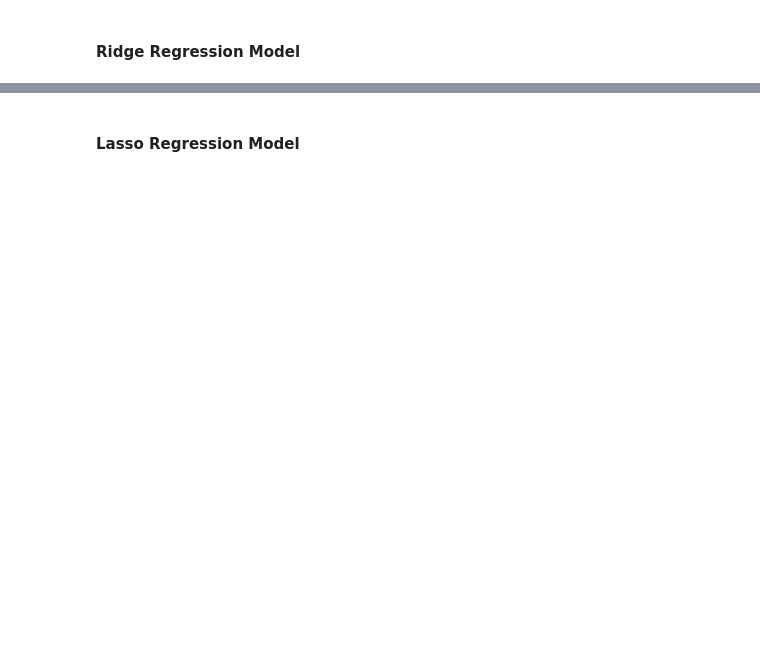
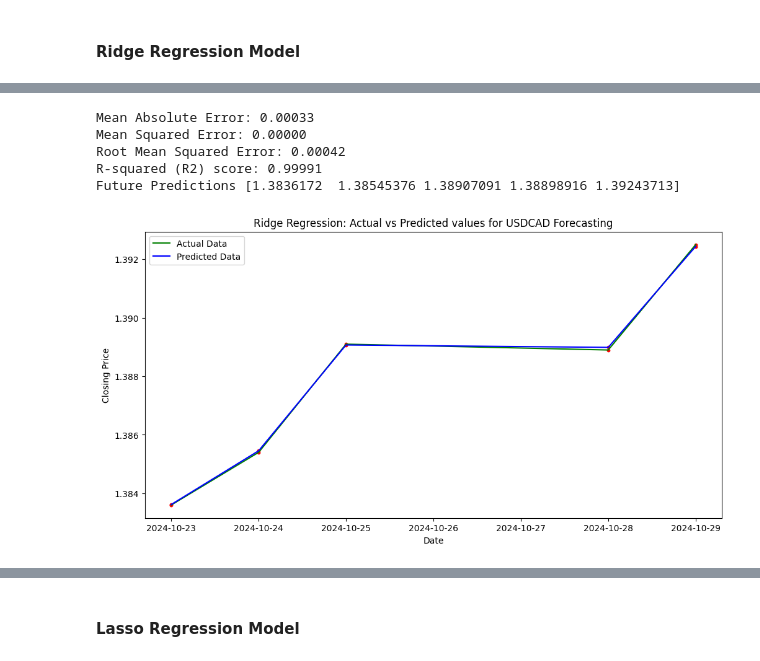
Before and after one commit to Akubue4U/PyProjects, a Jupyter notebook: MyBDAThesis/Akubue Simon - Thesis_Models.ipynb, the cells around one changed output, grey strips where cells are left out. Drawn from its saved outputs; the diff is of its cells as text; code cells hidden in the pictures; blank space fills up the shorter version.

```diff
--- a/MyBDAThesis/Akubue Simon - Thesis_Models.ipynb
+++ b/MyBDAThesis/Akubue Simon - Thesis_Models.ipynb
@@ -590,13 +695,21 @@ R2_Train, R2_Test, Comment = TestTheModel(model)
 # %%
 %%time
 # Make predictions on the testing set
 y_pred = model.predict(X_test)
 future_predictions = y_pred[-(PredDays):]
+RIR = future_predictions
 
 # Evaluate and Report Accuracy, Predict the future, and Plot the graph.
 ModelCode = 'RIR'
 ModelName = 'Ridge Regression'
 Rpt_Evaluate_Plot(CrncyPair, ModelName, ModelCode, R2_Train, R2_Test, Comment, y_train, y_test, y_pred, MaxDate, future_predictions)
 
 # Delete the following objects so as to free the memory, and also Re-Set the objects for the next Model.
 del model, y_pred, future_predictions
+# %% [output]
+Mean Absolute Error: 0.00033
+Mean Squared Error: 0.00000
+Root Mean Squared Error: 0.00042
+R-squared (R2) score: 0.99991
+Future Predictions [1.3836172  1.38545376 1.38907091 1.38898916 1.39243713]
+[figure, added]
```
Also changed, not shown: parts of 37 cells of this notebook, 2 other files.
